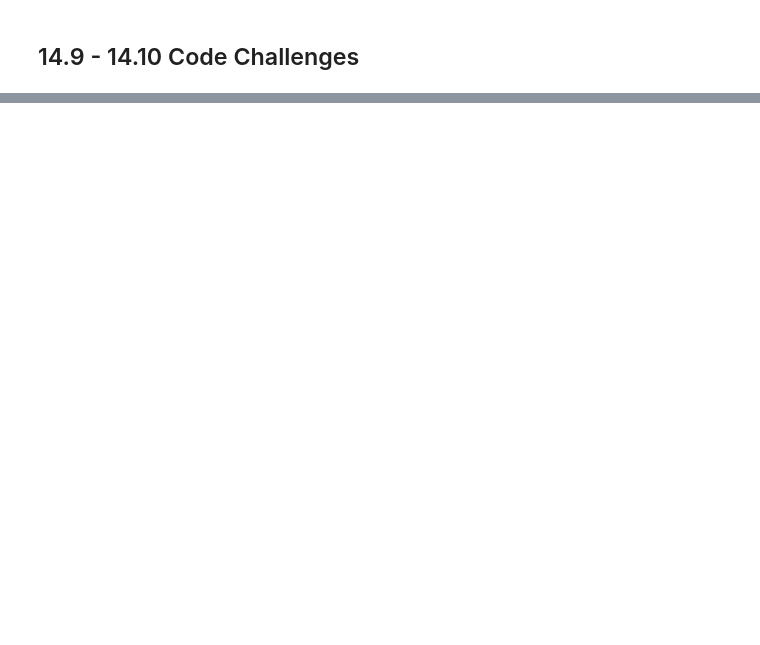
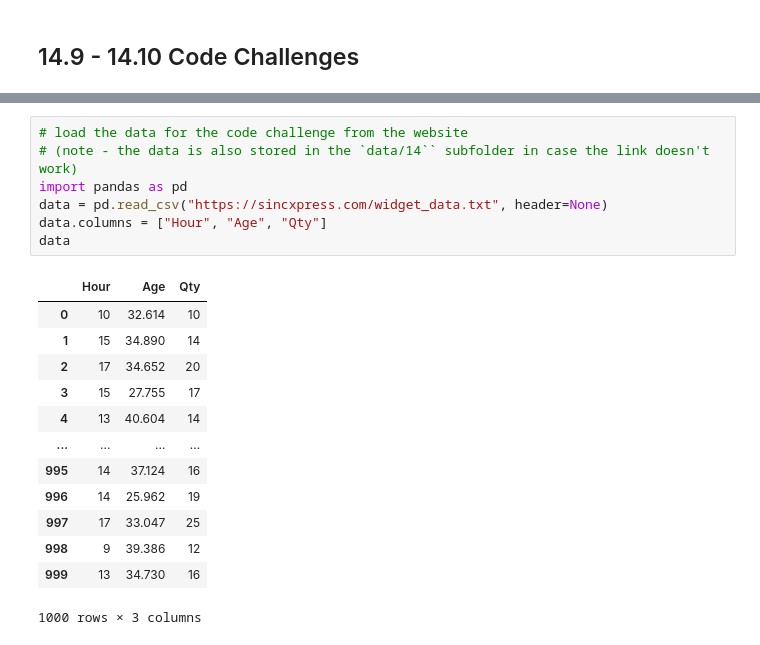
Before and after one commit to BrianLDev/Linear-Algebra-Code-Book, a Jupyter notebook: Ch14-Least_Squares.ipynb, the cells around one changed output, grey strips where cells are left out. Cells and saved outputs as stored; diff of their text form; blank space fills up the shorter version.

```diff
--- a/Ch14-Least_Squares.ipynb
+++ b/Ch14-Least_Squares.ipynb
@@ -407,0 +418,21 @@ do with group?
+# %%
+# load the data for the code challenge from the website
+# (note - the data is also stored in the `data/14`` subfolder in case the link doesn't work)
+import pandas as pd
+data = pd.read_csv("https://sincxpress.com/widget_data.txt", header=None)
+data.columns = ["Hour", "Age", "Qty"]
+data
+# %% [output]
+|  | Hour | Age | Qty |
+| 0 | 10 | 32.614 | 10 |
+| 1 | 15 | 34.890 | 14 |
+| 2 | 17 | 34.652 | 20 |
+| 3 | 15 | 27.755 | 17 |
+| 4 | 13 | 40.604 | 14 |
+| ... | ... | ... | ... |
+| 995 | 14 | 37.124 | 16 |
+| 996 | 14 | 25.962 | 19 |
+| 997 | 17 | 33.047 | 25 |
+| 998 | 9 | 39.386 | 12 |
+| 999 | 13 | 34.730 | 16 |
+1000 rows × 3 columns
```
Also changed, not shown: parts of 22 cells of this notebook, 1 other file.
